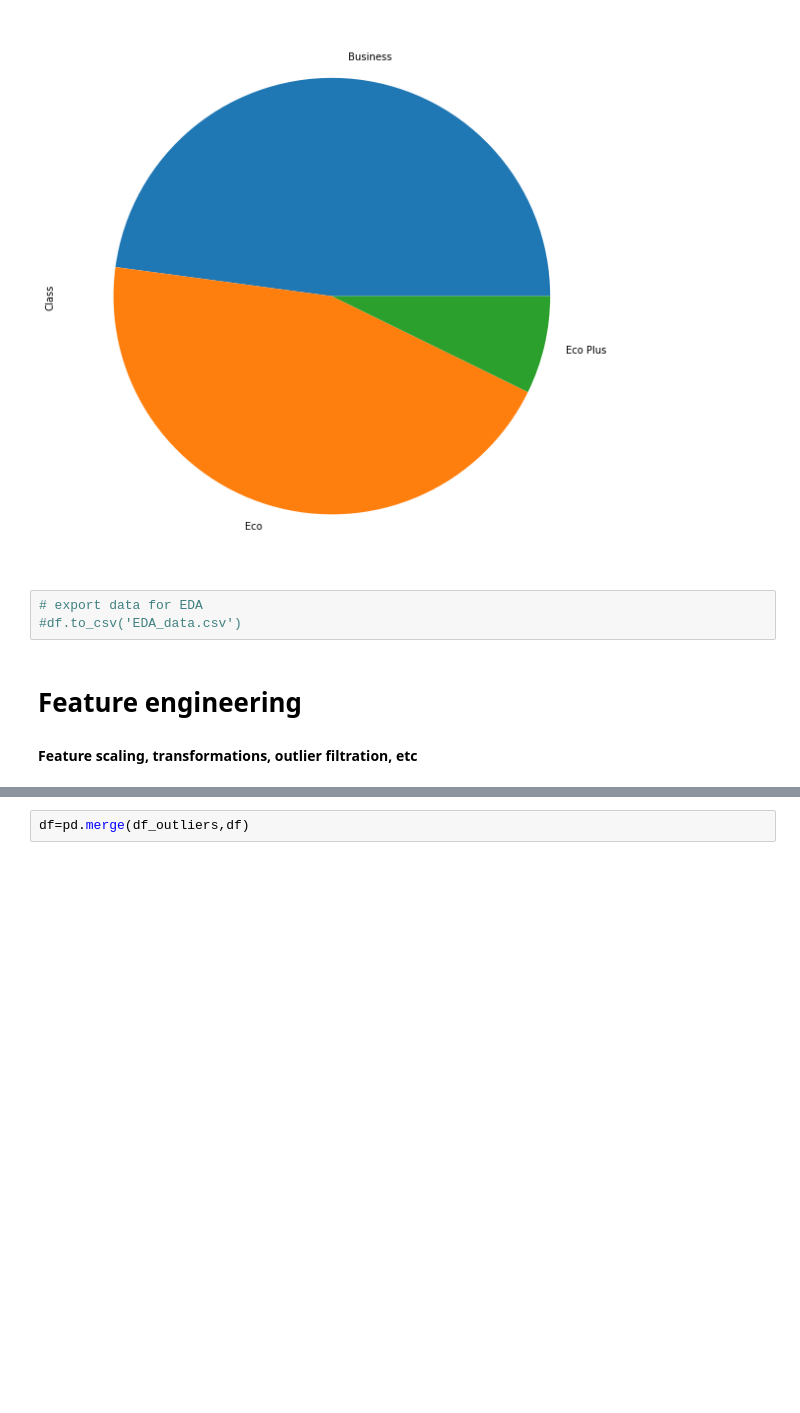
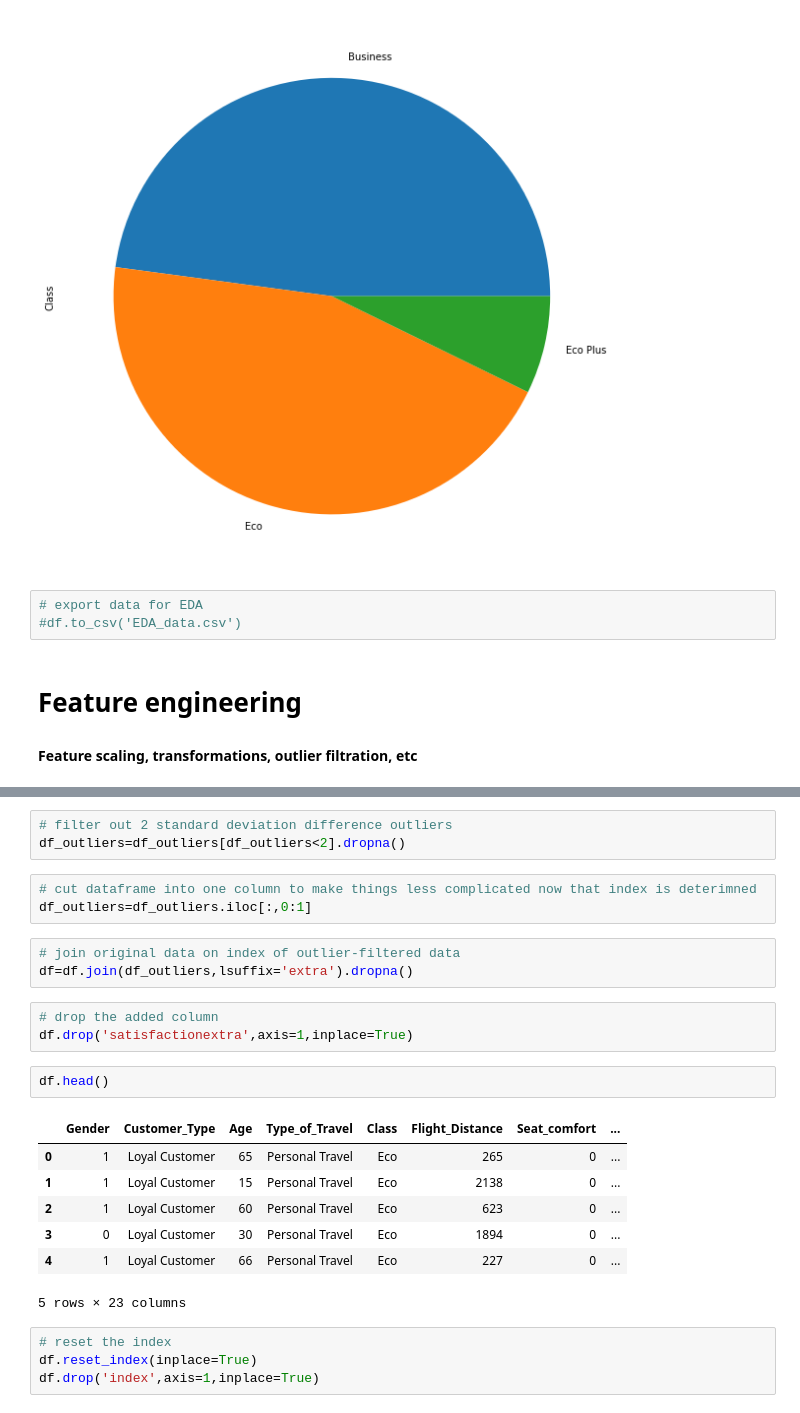
Before and after one commit to ArielJosephCohen/airline_ooptimization, a Jupyter notebook: data_prep.ipynb, the cells around one changed output, grey strips where cells are left out. Cells and saved outputs as stored; diff of their text form; blank space fills up the shorter version.

Commit message:
worked out a small data cleaning issue

```diff
--- a/data_prep.ipynb
+++ b/data_prep.ipynb
@@ -193,2 +192,26 @@ df_outliers=df_outliers.iloc[:,0:1]
-# %%
-df=pd.merge(df_outliers,df)
+# %%
+# filter out 2 standard deviation difference outliers
+df_outliers=df_outliers[df_outliers<2].dropna()
+# %%
+# cut dataframe into one column to make things less complicated now that index is deterimned
+df_outliers=df_outliers.iloc[:,0:1]
+# %%
+# join original data on index of outlier-filtered data
+df=df.join(df_outliers,lsuffix='extra').dropna()
+# %%
+# drop the added column
+df.drop('satisfactionextra',axis=1,inplace=True)
+# %%
+df.head()
+# %% [output]
+|  | Gender | Customer_Type | Age | Type_of_Travel | Class | Flight_Distance | Seat_comfort | ... |
+| 0 | 1 | Loyal Customer | 65 | Personal Travel | Eco | 265 | 0 | ... |
+| 1 | 1 | Loyal Customer | 15 | Personal Travel | Eco | 2138 | 0 | ... |
+| 2 | 1 | Loyal Customer | 60 | Personal Travel | Eco | 623 | 0 | ... |
+| 3 | 0 | Loyal Customer | 30 | Personal Travel | Eco | 1894 | 0 | ... |
+| 4 | 1 | Loyal Customer | 66 | Personal Travel | Eco | 227 | 0 | ... |
+5 rows × 23 columns
+# %%
+# reset the index
+df.reset_index(inplace=True)
+df.drop('index',axis=1,inplace=True)
```
Also changed, not shown: parts of 7 cells of this notebook.
